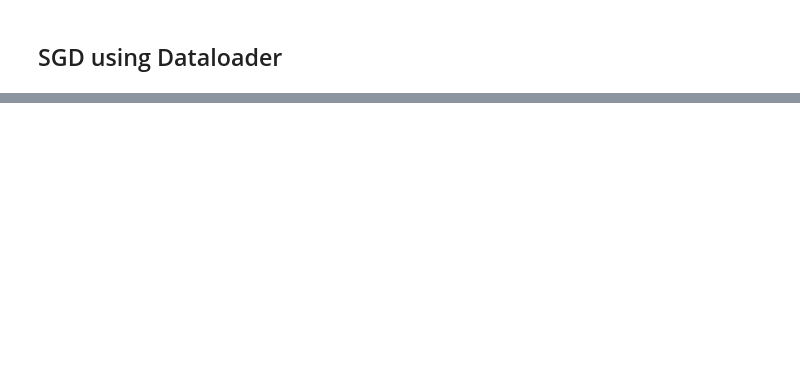
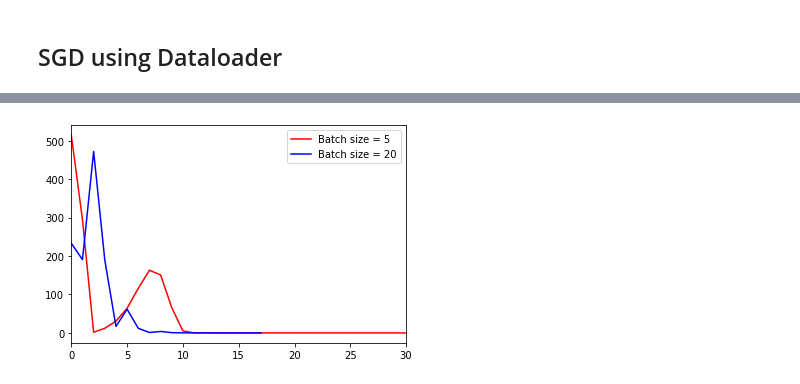
Before and after one commit to chengyu1301/Pytorch-Walkthrough, a Jupyter notebook: 001_Linear_Regression/02.Stochastic Gradient Descentaddsub.ipynb, the cells around one changed output, grey strips where cells are left out. Drawn from its saved outputs; the diff is of its cells as text; code cells hidden in the pictures; blank space fills up the shorter version.

```diff
--- a/001_Linear_Regression/02.Stochastic Gradient Descentaddsub.ipynb
+++ b/001_Linear_Regression/02.Stochastic Gradient Descentaddsub.ipynb
@@ -156,0 +220,8 @@ for ind, c in enumerate(COST):
+# %%
+plt.plot(LOSS_5, color='red', label='Batch size = 5')
+plt.plot(LOSS_20, color='blue', label='Batch size = 20')
+plt.xlim(0, 30)
+plt.legend()
+plt.show()
+# %% [output]
+[figure, added]
```
Also changed, not shown: parts of 7 cells of this notebook, 1 other file.
